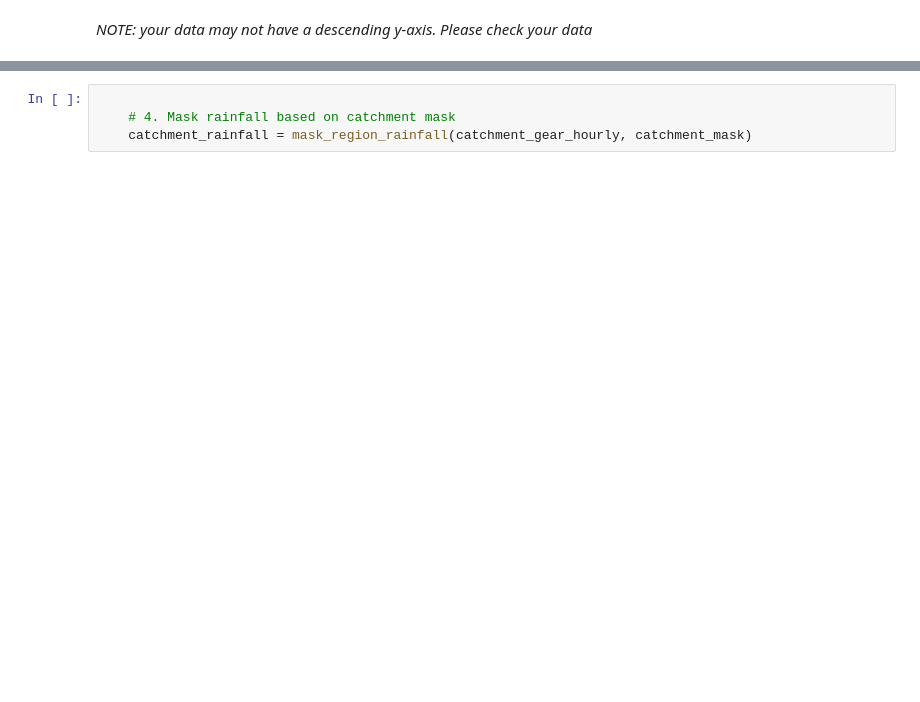
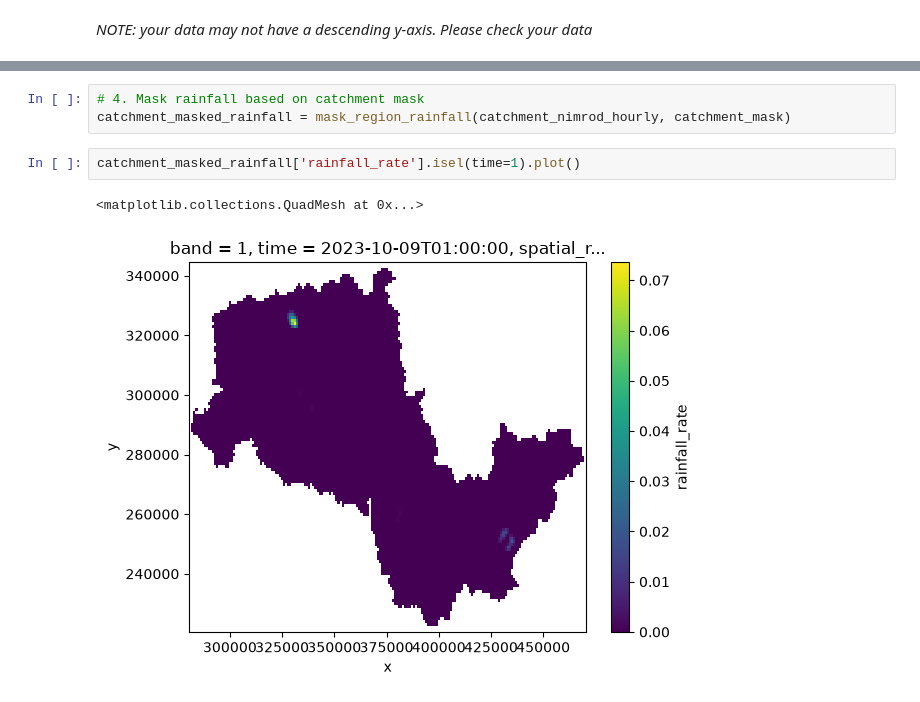
Before and after one commit to Thomasjkeel/access-UK-radar-data, a Jupyter notebook: from_CEDA/read_NIMROD_data_from_CEDA.ipynb, the cells around one changed output, grey strips where cells are left out. Cells and saved outputs as stored; diff of their text form; blank space fills up the shorter version.

```diff
--- a/from_CEDA/read_NIMROD_data_from_CEDA.ipynb
+++ b/from_CEDA/read_NIMROD_data_from_CEDA.ipynb
@@ -328,4 +394,8 @@ catchment_nimrod_hourly.isel(time=0)['rainfall_rate'].plot()
 # %%
-
-    # 4. Mask rainfall based on catchment mask
-    catchment_rainfall = mask_region_rainfall(catchment_gear_hourly, catchment_mask)
+# 4. Mask rainfall based on catchment mask
+catchment_masked_rainfall = mask_region_rainfall(catchment_nimrod_hourly, catchment_mask)
+# %%
+catchment_masked_rainfall['rainfall_rate'].isel(time=1).plot()
+# %% [output]
+<matplotlib.collections.QuadMesh at 0x...>
+[figure, added]
```
Also changed, not shown: parts of 17 cells of this notebook.
